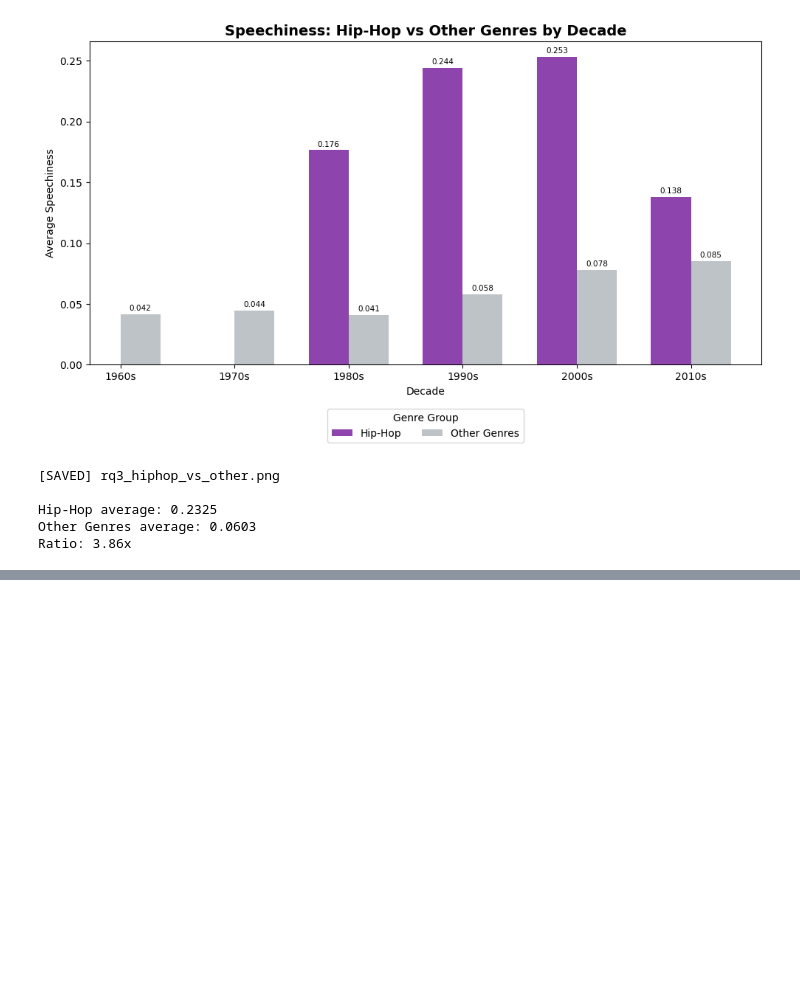
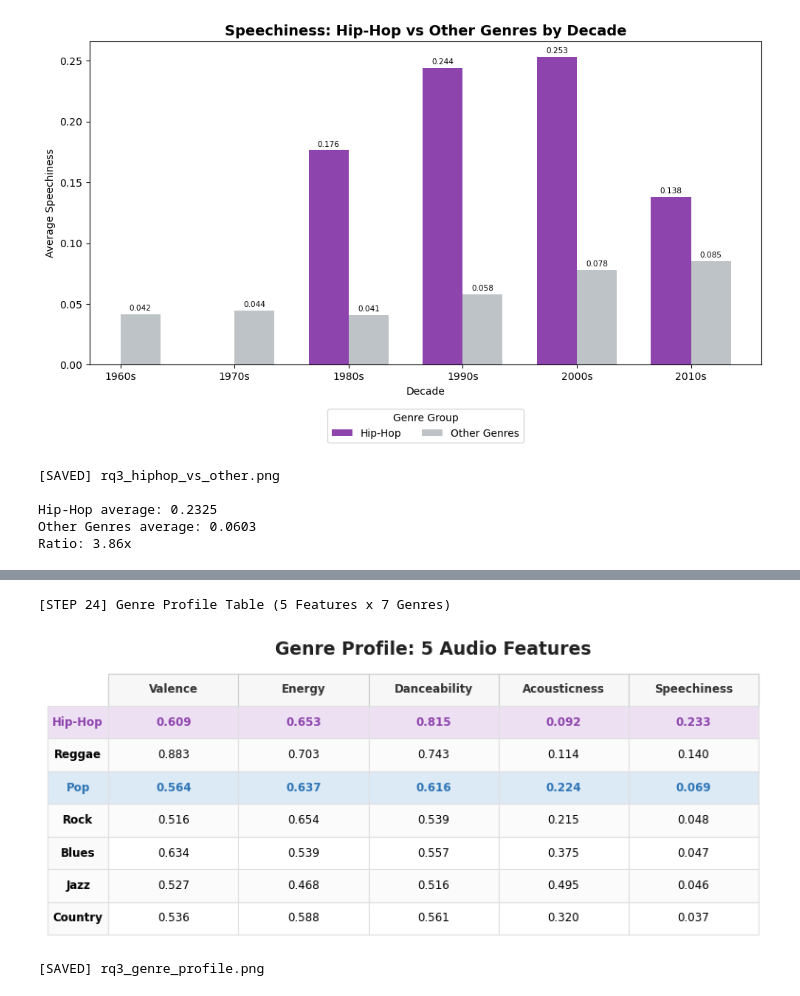
Before and after one commit to Vivian-be-nerd/FuWei-Portfolio, a Jupyter notebook: data-analysis-projects/music-analysis/Python/05_EDA_auto.ipynb, the cells around one changed output, grey strips where cells are left out. Saved outputs shown, nothing was run; the diff lists cells and outputs as text; code cells hidden in the pictures; blank space fills up the shorter version.

```diff
--- a/data-analysis-projects/music-analysis/Python/05_EDA_auto.ipynb
+++ b/data-analysis-projects/music-analysis/Python/05_EDA_auto.ipynb
@@ -676,0 +936,6 @@ Ratio: 3.86x
+# %%
+print("[STEP 22] Genre Profile (5 Features, Overall Average)")
+
+feats = ['valence', 'energy', 'danceability', 'acousticness', 'speechiness']
+genre_profile = genre_base.groupby('genre')[feats].mean().round(3)
+print(genre_profile.to_string())
@@ -676,0 +991,49 @@ Ratio: 3.86x
+# %%
+print("[STEP 24] Genre Profile Table (5 Features x 7 Genres)")
+
+genre_profile_sorted = genre_profile.sort_values('speechiness', ascending=False)
+POP_COLOR = '#2E75B6'
+HIPHOP_COLOR = '#8E44AD'
+
+fig, ax = plt.subplots(figsize=(7.8, 3.4))
+ax.axis('off')
+
+col_labels = ['Valence', 'Energy', 'Danceability', 'Acousticness', 'Speechiness']
+row_labels = [g.title() if g != 'hip hop' else 'Hip-Hop' for g in genre_profile_sorted.index]
+cell_text = genre_profile_sorted[feats].map(lambda v: f'{v:.3f}').values.tolist()
+
+tbl = ax.table(cellText=cell_text, rowLabels=row_labels, colLabels=col_labels,
+                cellLoc='center', rowLoc='center', loc='center')
+tbl.auto_set_font_size(False)
+tbl.set_fontsize(8.5)
+tbl.scale(1, 2.0)
+
+highlight = {'Pop': '#DCEAF6', 'Hip-Hop': '#EDE0F3'}
+highlight_text = {'Pop': POP_COLOR, 'Hip-Hop': HIPHOP_COLOR}
+for (row, col), cell in tbl.get_celld().items():
+    cell.set_edgecolor('#E0E0E0')
+    cell.set_linewidth(0.8)
+    if row == 0:
+        cell.set_text_props(fontweight='bold', color='#333333')
+        cell.set_facecolor('#F7F7F7')
+        cell.set_edgecolor('#CCCCCC')
+        continue
+    label = row_labels[row - 1]
+    if col == -1:
+        cell.set_text_props(fontweight='bold')
+        cell.set_facecolor('#FAFAFA')
+    if label in highlight:
+        cell.set_facecolor(highlight[label])
+        cell.set_text_props(fontweight='bold', color=highlight_text[label])
+    elif row % 2 == 0:
+        cell.set_facecolor('#FBFBFB')
+
+ax.set_title('Genre Profile: 5 Audio Features', fontsize=13.5, fontweight='bold', color='#222222', pad=16)
+plt.tight_layout()
+plt.savefig('../Data/rq3_genre_profile.png', dpi=140, bbox_inches='tight', facecolor='white')
+plt.show()
+print('[SAVED] rq3_genre_profile.png')
+# %% [output]
+[STEP 24] Genre Profile Table (5 Features x 7 Genres)
+[figure, added]
+[SAVED] rq3_genre_profile.png
```
Also changed, not shown: parts of 56 cells of this notebook, 2 other files.
